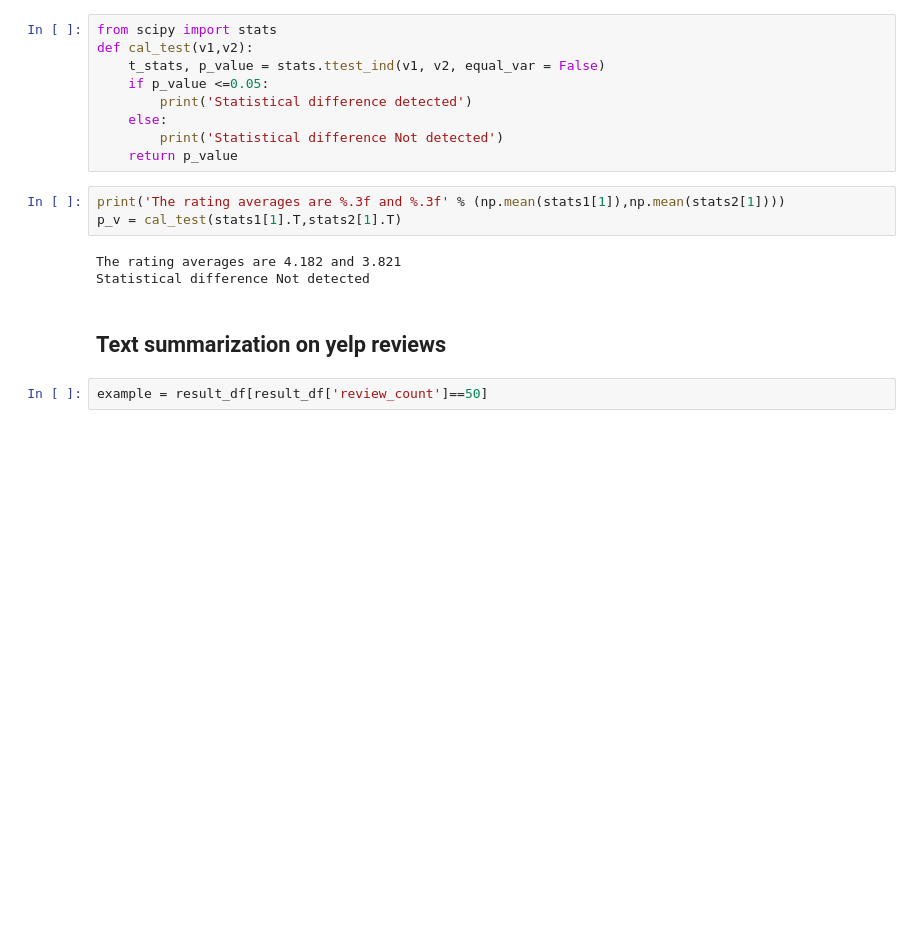
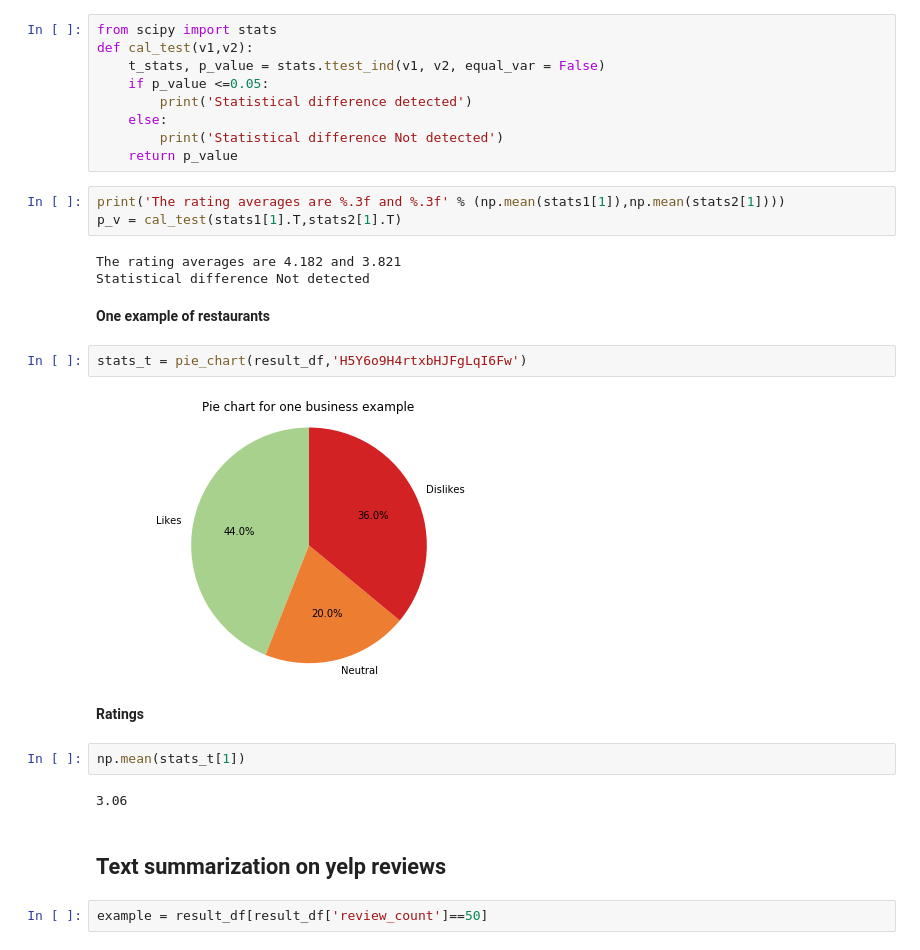
Before and after one commit to honeybird1991/Data_Incubator_Project, a Jupyter notebook: Project/TDI_Project_CW.ipynb, the cells around one changed output. Saved outputs shown, nothing was run; the diff lists cells and outputs as text; blank space fills up the shorter version.

Commit message:
update result

```diff
--- a/Project/TDI_Project_CW.ipynb
+++ b/Project/TDI_Project_CW.ipynb
@@ -388,6 +388,18 @@ p_v = cal_test(stats1[1].T,stats2[1].T)
 # %% [output]
 The rating averages are 4.182 and 3.821
 Statistical difference Not detected
+# %% [markdown]
+**One example of restaurants**
+# %%
+stats_t = pie_chart(result_df,'H5Y6o9H4rtxbHJFgLqI6Fw')
+# %% [output]
+[figure, added]
+# %% [markdown]
+**Ratings**
+# %%
+np.mean(stats_t[1])
+# %% [output]
+3.06
 # %% [markdown]
 ## Text summarization on yelp reviews
 # %%
```
Also changed, not shown: parts of 22 cells of this notebook.
